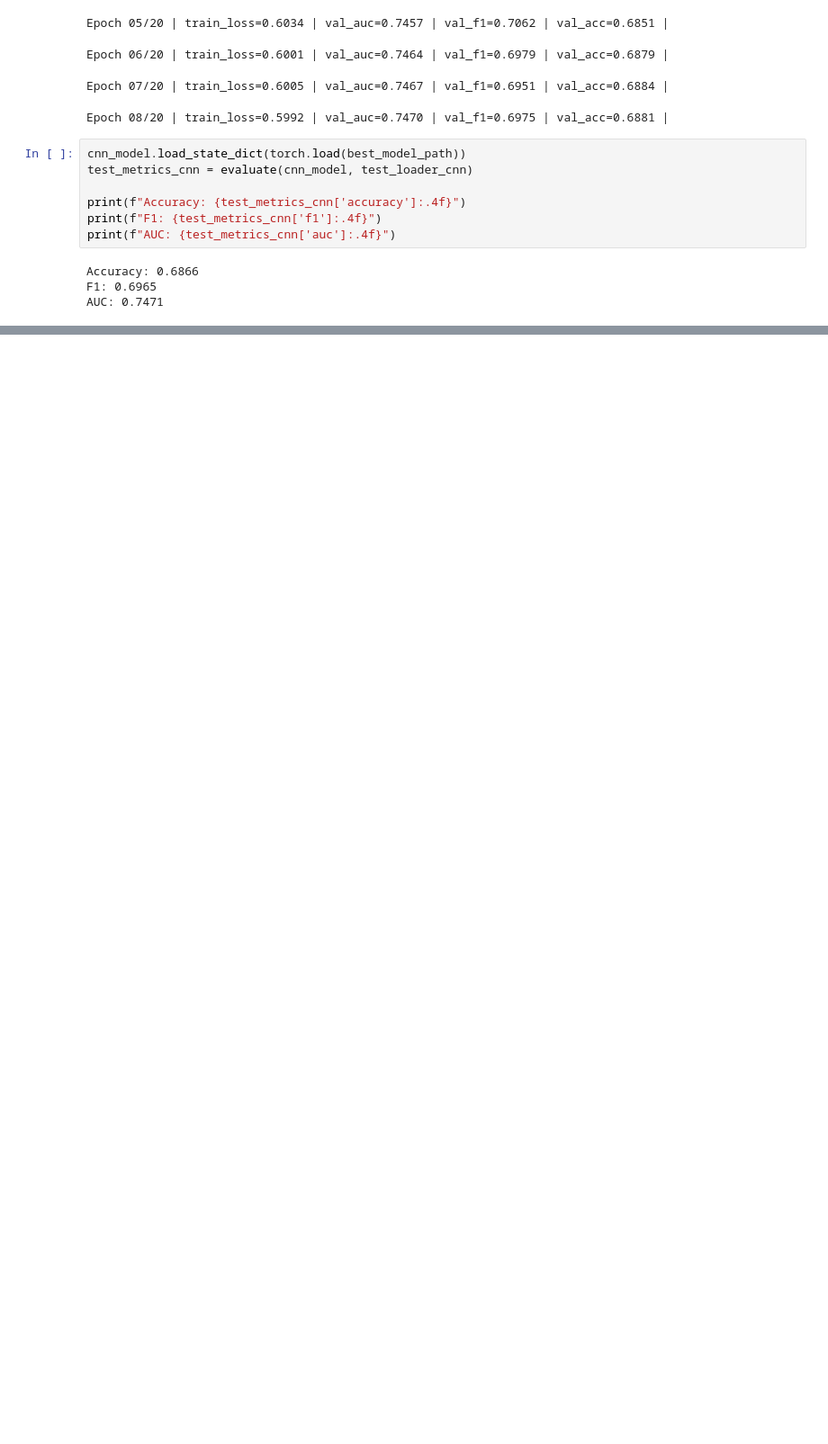
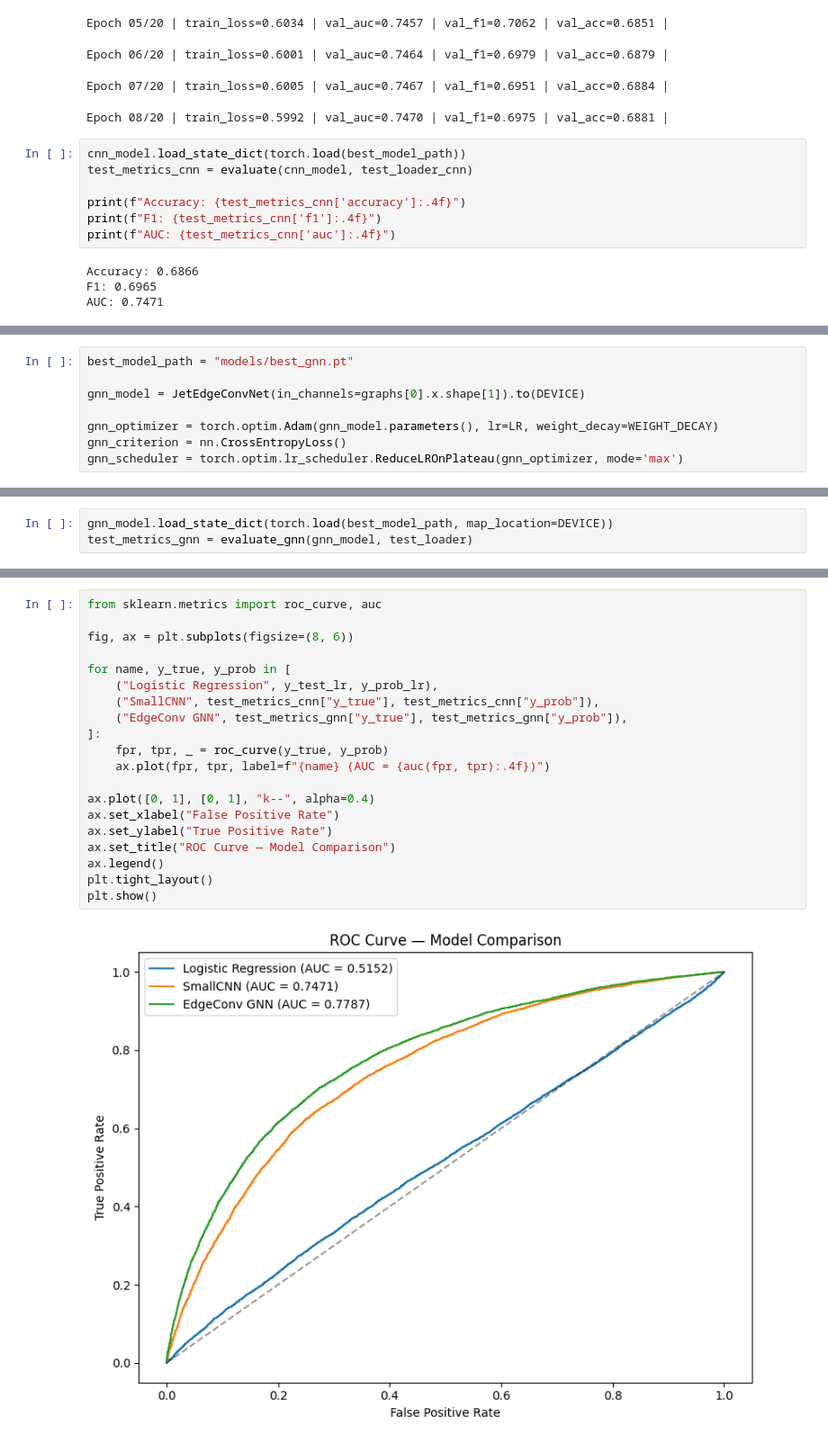
Before and after one commit to felipetp-ctrl/gsoc-ml4sci-genie-submission, a Jupyter notebook: common_task_2.ipynb, the cells around one changed output, grey strips where cells are left out. Shown at 90% size. Cells and saved outputs as stored; diff of their text form; blank space fills up the shorter version.

Commit message:
feat(gnn-classifier): EdgeConv  training and evaluation

```diff
--- a/common_task_2.ipynb
+++ b/common_task_2.ipynb
@@ -657,0 +705,8 @@ AUC: 0.7471
+# %%
+best_model_path = "models/best_gnn.pt"
+
+gnn_model = JetEdgeConvNet(in_channels=graphs[0].x.shape[1]).to(DEVICE)
+
+gnn_optimizer = torch.optim.Adam(gnn_model.parameters(), lr=LR, weight_decay=WEIGHT_DECAY)
+gnn_criterion = nn.CrossEntropyLoss()
+gnn_scheduler = torch.optim.lr_scheduler.ReduceLROnPlateau(gnn_optimizer, mode='max')
@@ -657,0 +827,3 @@ AUC: 0.7471
+# %%
+gnn_model.load_state_dict(torch.load(best_model_path, map_location=DEVICE))
+test_metrics_gnn = evaluate_gnn(gnn_model, test_loader)
@@ -657,0 +852,22 @@ AUC: 0.7471
+# %%
+from sklearn.metrics import roc_curve, auc
+
+fig, ax = plt.subplots(figsize=(8, 6))
+
+for name, y_true, y_prob in [
+    ("Logistic Regression", y_test_lr, y_prob_lr),
+    ("SmallCNN", test_metrics_cnn["y_true"], test_metrics_cnn["y_prob"]),
+    ("EdgeConv GNN", test_metrics_gnn["y_true"], test_metrics_gnn["y_prob"]),
+]:
+    fpr, tpr, _ = roc_curve(y_true, y_prob)
+    ax.plot(fpr, tpr, label=f"{name} (AUC = {auc(fpr, tpr):.4f})")
+
+ax.plot([0, 1], [0, 1], "k--", alpha=0.4)
+ax.set_xlabel("False Positive Rate")
+ax.set_ylabel("True Positive Rate")
+ax.set_title("ROC Curve — Model Comparison")
+ax.legend()
+plt.tight_layout()
+plt.show()
+# %% [output]
+[figure, added]
```
Also changed, not shown: parts of 10 cells of this notebook.
